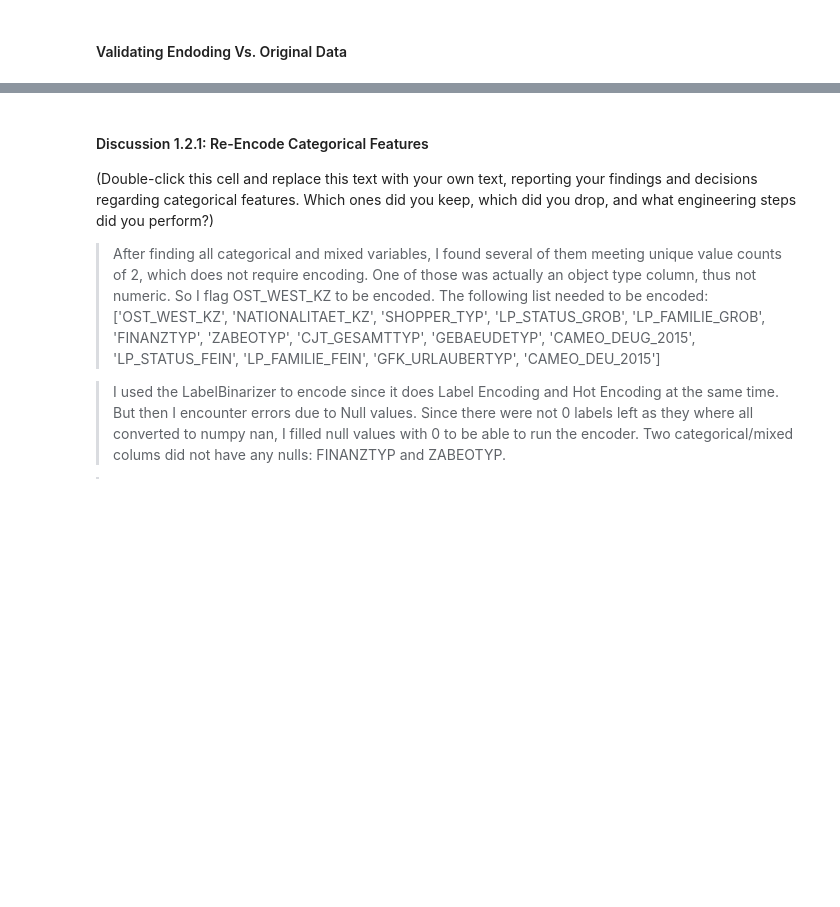
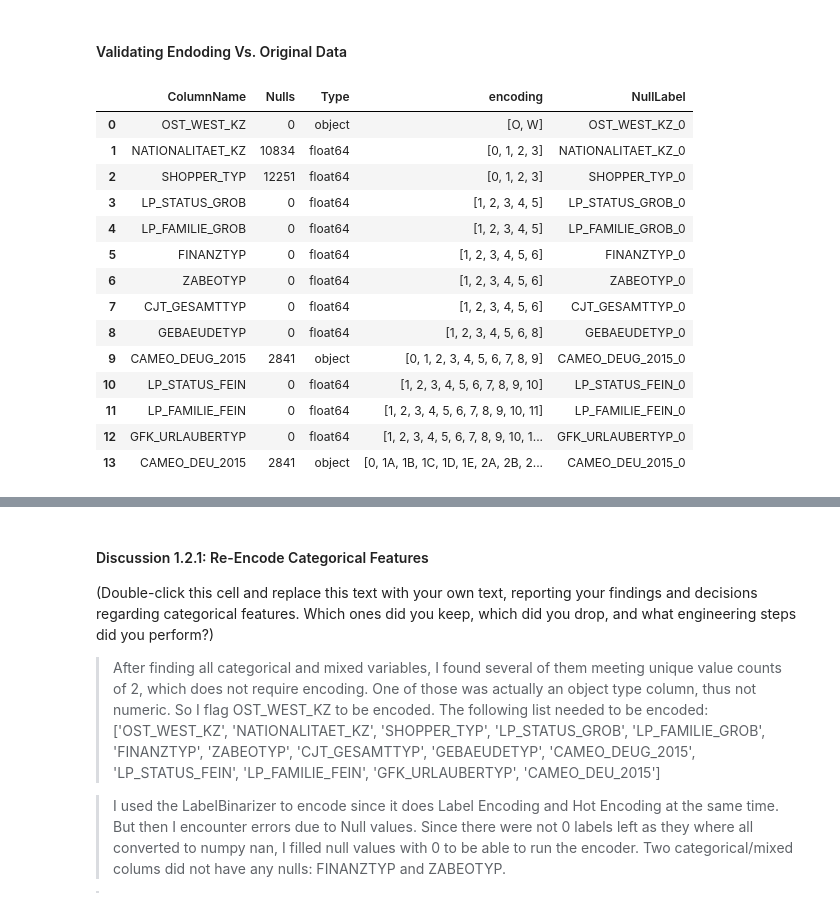
Before and after one commit to samlexrod/identifying_customer_segments, a Jupyter notebook: Identify_Customer_Segments.ipynb, the cells around one changed output, grey strips where cells are left out. Cells and saved outputs as stored; diff of their text form; code cells hidden in the pictures; blank space fills up the shorter version.

```diff
--- a/Identify_Customer_Segments.ipynb
+++ b/Identify_Customer_Segments.ipynb
@@ -1003,0 +979,18 @@ azdias_encoded.head().sum(axis=1)
+# %%
+df_toreencode
+# %% [output]
+|  | ColumnName | Nulls | Type | encoding | NullLabel |
+| 0 | OST_WEST_KZ | 0 | object | [O, W] | OST_WEST_KZ_0 |
+| 1 | NATIONALITAET_KZ | 10834 | float64 | [0, 1, 2, 3] | NATIONALITAET_KZ_0 |
+| 2 | SHOPPER_TYP | 12251 | float64 | [0, 1, 2, 3] | SHOPPER_TYP_0 |
+| 3 | LP_STATUS_GROB | 0 | float64 | [1, 2, 3, 4, 5] | LP_STATUS_GROB_0 |
+| 4 | LP_FAMILIE_GROB | 0 | float64 | [1, 2, 3, 4, 5] | LP_FAMILIE_GROB_0 |
+| 5 | FINANZTYP | 0 | float64 | [1, 2, 3, 4, 5, 6] | FINANZTYP_0 |
+| 6 | ZABEOTYP | 0 | float64 | [1, 2, 3, 4, 5, 6] | ZABEOTYP_0 |
+| 7 | CJT_GESAMTTYP | 0 | float64 | [1, 2, 3, 4, 5, 6] | CJT_GESAMTTYP_0 |
+| 8 | GEBAEUDETYP | 0 | float64 | [1, 2, 3, 4, 5, 6, 8] | GEBAEUDETYP_0 |
+| 9 | CAMEO_DEUG_2015 | 2841 | object | [0, 1, 2, 3, 4, 5, 6, 7, 8, 9] | CAMEO_DEUG_2015_0 |
+| 10 | LP_STATUS_FEIN | 0 | float64 | [1, 2, 3, 4, 5, 6, 7, 8, 9, 10] | LP_STATUS_FEIN_0 |
+| 11 | LP_FAMILIE_FEIN | 0 | float64 | [1, 2, 3, 4, 5, 6, 7, 8, 9, 10, 11] | LP_FAMILIE_FEIN_0 |
+| 12 | GFK_URLAUBERTYP | 0 | float64 | [1, 2, 3, 4, 5, 6, 7, 8, 9, 10, 1... | GFK_URLAUBERTYP_0 |
+| 13 | CAMEO_DEU_2015 | 2841 | object | [0, 1A, 1B, 1C, 1D, 1E, 2A, 2B, 2... | CAMEO_DEU_2015_0 |
```
Also changed, not shown: parts of 22 cells of this notebook.
